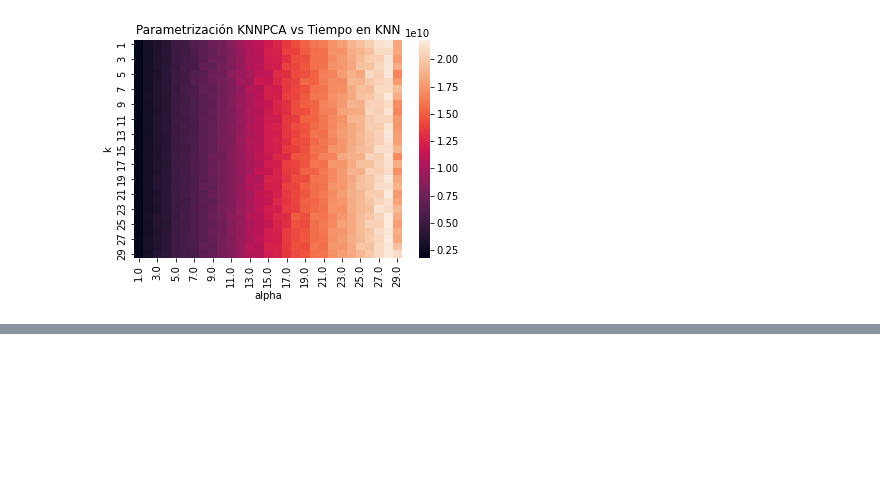
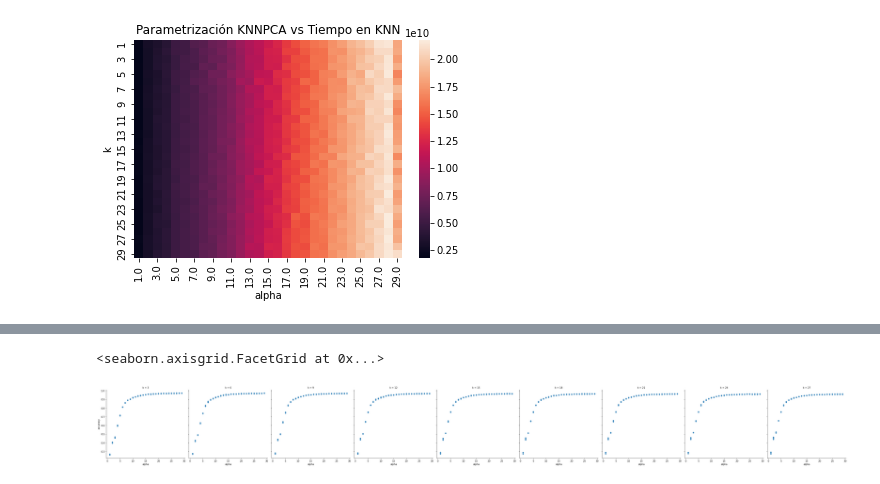
Before and after one commit to iglosiggio/metnum-tp2, a Jupyter notebook: notebooks/graficos.ipynb, the cells around one changed output, grey strips where cells are left out. Saved outputs shown, nothing was run; the diff lists cells and outputs as text; code cells hidden in the pictures; blank space fills up the shorter version.

```diff
--- a/notebooks/graficos.ipynb
+++ b/notebooks/graficos.ipynb
@@ -129,0 +144,5 @@ sns.relplot(data=data, x='k', y='accuracy', kind='line') \
+# %%
+sns.relplot(x="alpha", y="accuracy", col="k", aspect=1, data=df_knnpca_accuracy.query("k%3 == 0"))
+# %% [output]
+<seaborn.axisgrid.FacetGrid at 0x...>
+[figure, added]
```
Also changed, not shown: parts of 16 cells of this notebook.
